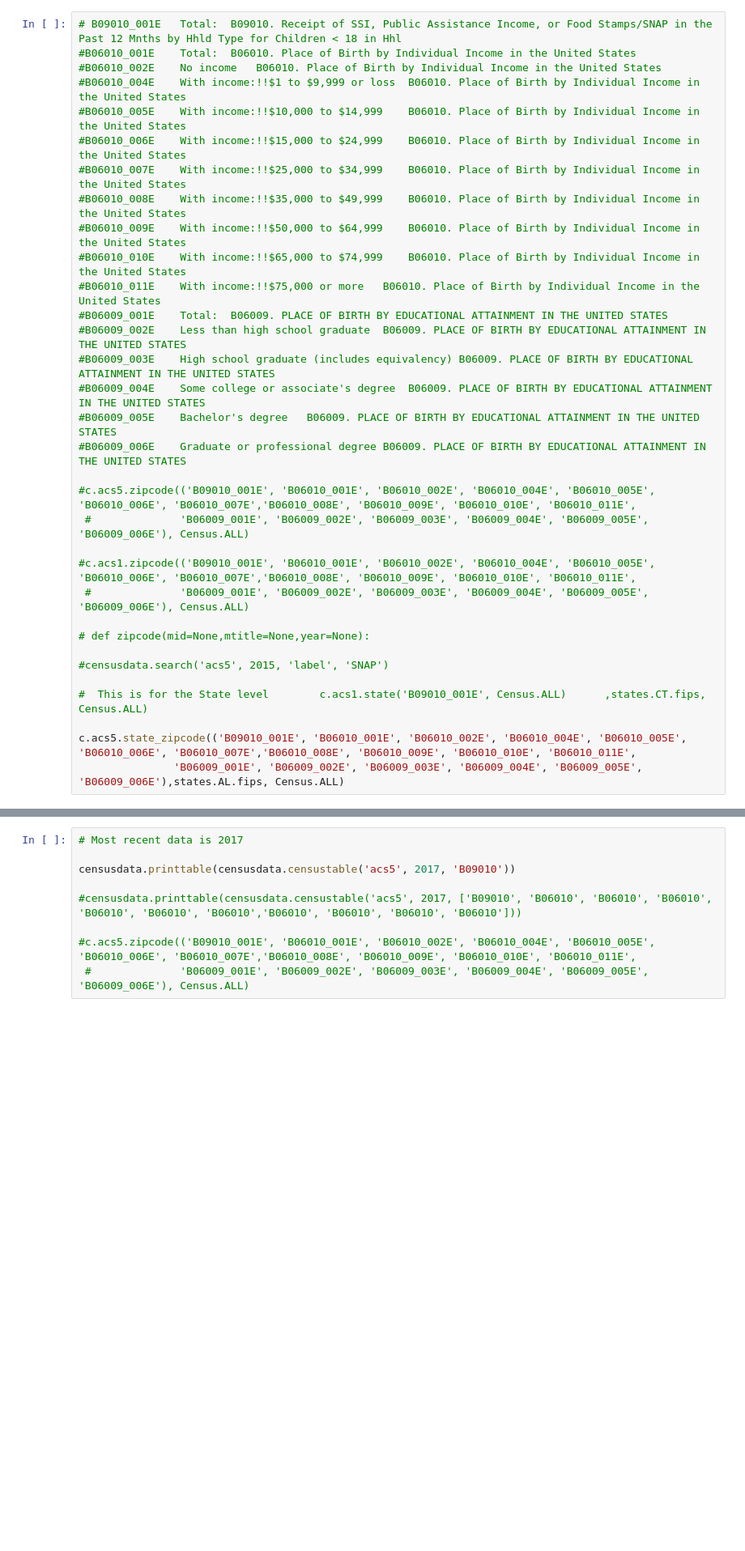
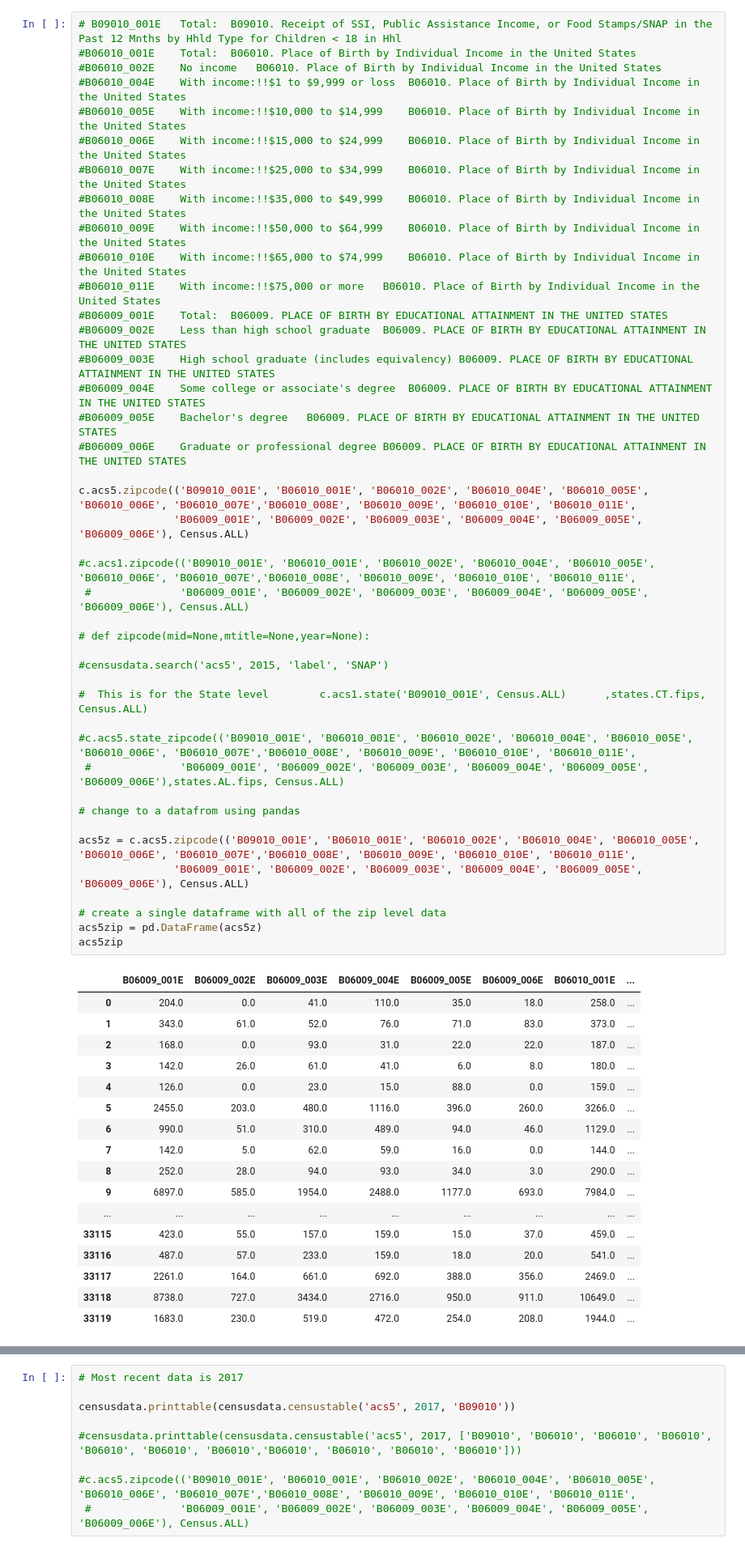
Before and after one commit to new4stu/BA590-Capstone, a Jupyter notebook: Census_acs5-ETL4.ipynb, the cells around one changed output, grey strips where cells are left out. Shown: that part at 81% size. Cells and saved outputs as stored; diff of their text form; blank space fills up the shorter version.

```diff
--- a/Census_acs5-ETL4.ipynb
+++ b/Census_acs5-ETL4.ipynb
@@ -28,34 +28,60 @@ from pandas.io.json import json_normalize
 # %%
 # B09010_001E	Total:	B09010. Receipt of SSI, Public Assistance Income, or Food Stamps/SNAP in the Past 12 Mnths by Hhld Type for Children < 18 in Hhl
 #B06010_001E	Total:	B06010. Place of Birth by Individual Income in the United States
 #B06010_002E	No income	B06010. Place of Birth by Individual Income in the United States
 #B06010_004E	With income:!!$1 to $9,999 or loss	B06010. Place of Birth by Individual Income in the United States
 #B06010_005E	With income:!!$10,000 to $14,999	B06010. Place of Birth by Individual Income in the United States
 #B06010_006E	With income:!!$15,000 to $24,999	B06010. Place of Birth by Individual Income in the United States
 #B06010_007E	With income:!!$25,000 to $34,999	B06010. Place of Birth by Individual Income in the United States
 #B06010_008E	With income:!!$35,000 to $49,999	B06010. Place of Birth by Individual Income in the United States
 #B06010_009E	With income:!!$50,000 to $64,999	B06010. Place of Birth by Individual Income in the United States
 #B06010_010E	With income:!!$65,000 to $74,999	B06010. Place of Birth by Individual Income in the United States
 #B06010_011E	With income:!!$75,000 or more	B06010. Place of Birth by Individual Income in the United States
 #B06009_001E	Total:	B06009. PLACE OF BIRTH BY EDUCATIONAL ATTAINMENT IN THE UNITED STATES
 #B06009_002E	Less than high school graduate	B06009. PLACE OF BIRTH BY EDUCATIONAL ATTAINMENT IN THE UNITED STATES
 #B06009_003E	High school graduate (includes equivalency)	B06009. PLACE OF BIRTH BY EDUCATIONAL ATTAINMENT IN THE UNITED STATES
 #B06009_004E	Some college or associate's degree	B06009. PLACE OF BIRTH BY EDUCATIONAL ATTAINMENT IN THE UNITED STATES
 #B06009_005E	Bachelor's degree	B06009. PLACE OF BIRTH BY EDUCATIONAL ATTAINMENT IN THE UNITED STATES
 #B06009_006E	Graduate or professional degree	B06009. PLACE OF BIRTH BY EDUCATIONAL ATTAINMENT IN THE UNITED STATES
 
-#c.acs5.zipcode(('B09010_001E', 'B06010_001E', 'B06010_002E', 'B06010_004E', 'B06010_005E', 'B06010_006E', 'B06010_007E','B06010_008E', 'B06010_009E', 'B06010_010E', 'B06010_011E',
- #              'B06009_001E', 'B06009_002E', 'B06009_003E', 'B06009_004E', 'B06009_005E', 'B06009_006E'), Census.ALL)
+c.acs5.zipcode(('B09010_001E', 'B06010_001E', 'B06010_002E', 'B06010_004E', 'B06010_005E', 'B06010_006E', 'B06010_007E','B06010_008E', 'B06010_009E', 'B06010_010E', 'B06010_011E',
+               'B06009_001E', 'B06009_002E', 'B06009_003E', 'B06009_004E', 'B06009_005E', 'B06009_006E'), Census.ALL)
 
 #c.acs1.zipcode(('B09010_001E', 'B06010_001E', 'B06010_002E', 'B06010_004E', 'B06010_005E', 'B06010_006E', 'B06010_007E','B06010_008E', 'B06010_009E', 'B06010_010E', 'B06010_011E',
  #              'B06009_001E', 'B06009_002E', 'B06009_003E', 'B06009_004E', 'B06009_005E', 'B06009_006E'), Census.ALL)
 
 # def zipcode(mid=None,mtitle=None,year=None):
 
 #censusdata.search('acs5', 2015, 'label', 'SNAP')
 
 #  This is for the State level        c.acs1.state('B09010_001E', Census.ALL)      ,states.CT.fips, Census.ALL)
 
-c.acs5.state_zipcode(('B09010_001E', 'B06010_001E', 'B06010_002E', 'B06010_004E', 'B06010_005E', 'B06010_006E', 'B06010_007E','B06010_008E', 'B06010_009E', 'B06010_010E', 'B06010_011E',
-               'B06009_001E', 'B06009_002E', 'B06009_003E', 'B06009_004E', 'B06009_005E', 'B06009_006E'),states.AL.fips, Census.ALL)
+#c.acs5.state_zipcode(('B09010_001E', 'B06010_001E', 'B06010_002E', 'B06010_004E', 'B06010_005E', 'B06010_006E', 'B06010_007E','B06010_008E', 'B06010_009E', 'B06010_010E', 'B06010_011E',
+ #              'B06009_001E', 'B06009_002E', 'B06009_003E', 'B06009_004E', 'B06009_005E', 'B06009_006E'),states.AL.fips, Census.ALL)
+
+# change to a datafrom using pandas
+
+acs5z = c.acs5.zipcode(('B09010_001E', 'B06010_001E', 'B06010_002E', 'B06010_004E', 'B06010_005E', 'B06010_006E', 'B06010_007E','B06010_008E', 'B06010_009E', 'B06010_010E', 'B06010_011E',
+               'B06009_001E', 'B06009_002E', 'B06009_003E', 'B06009_004E', 'B06009_005E', 'B06009_006E'), Census.ALL)
+
+# create a single dataframe with all of the zip level data
+acs5zip = pd.DataFrame(acs5z)
+acs5zip
 # %% [output]
+|  | B06009_001E | B06009_002E | B06009_003E | B06009_004E | B06009_005E | B06009_006E | B06010_001E | ... |
+| 0 | 204.0 | 0.0 | 41.0 | 110.0 | 35.0 | 18.0 | 258.0 | ... |
+| 1 | 343.0 | 61.0 | 52.0 | 76.0 | 71.0 | 83.0 | 373.0 | ... |
+| 2 | 168.0 | 0.0 | 93.0 | 31.0 | 22.0 | 22.0 | 187.0 | ... |
+| 3 | 142.0 | 26.0 | 61.0 | 41.0 | 6.0 | 8.0 | 180.0 | ... |
+| 4 | 126.0 | 0.0 | 23.0 | 15.0 | 88.0 | 0.0 | 159.0 | ... |
+| 5 | 2455.0 | 203.0 | 480.0 | 1116.0 | 396.0 | 260.0 | 3266.0 | ... |
+| 6 | 990.0 | 51.0 | 310.0 | 489.0 | 94.0 | 46.0 | 1129.0 | ... |
+| 7 | 142.0 | 5.0 | 62.0 | 59.0 | 16.0 | 0.0 | 144.0 | ... |
+| 8 | 252.0 | 28.0 | 94.0 | 93.0 | 34.0 | 3.0 | 290.0 | ... |
+| 9 | 6897.0 | 585.0 | 1954.0 | 2488.0 | 1177.0 | 693.0 | 7984.0 | ... |
+| ... | ... | ... | ... | ... | ... | ... | ... | ... |
+| 33115 | 423.0 | 55.0 | 157.0 | 159.0 | 15.0 | 37.0 | 459.0 | ... |
+| 33116 | 487.0 | 57.0 | 233.0 | 159.0 | 18.0 | 20.0 | 541.0 | ... |
+| 33117 | 2261.0 | 164.0 | 661.0 | 692.0 | 388.0 | 356.0 | 2469.0 | ... |
+| 33118 | 8738.0 | 727.0 | 3434.0 | 2716.0 | 950.0 | 911.0 | 10649.0 | ... |
+| 33119 | 1683.0 | 230.0 | 519.0 | 472.0 | 254.0 | 208.0 | 1944.0 | ... |
```
Also changed, not shown: parts of 1 cell of this notebook, 1 other file.
